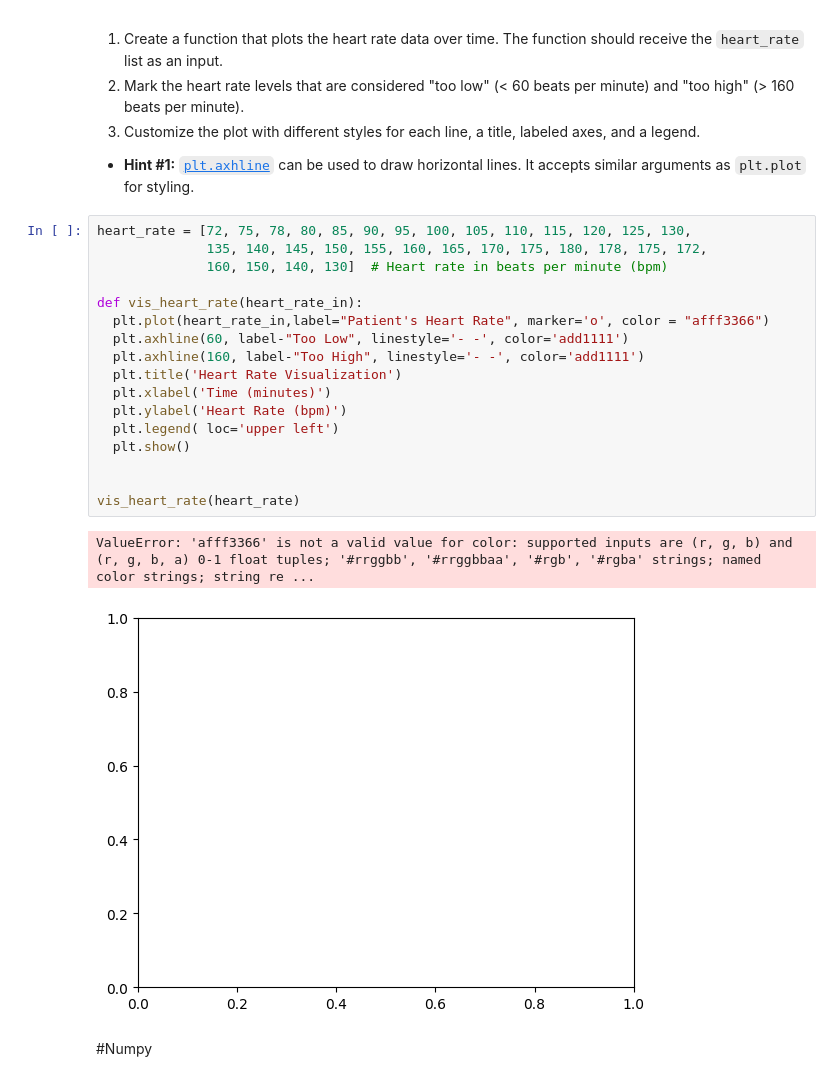
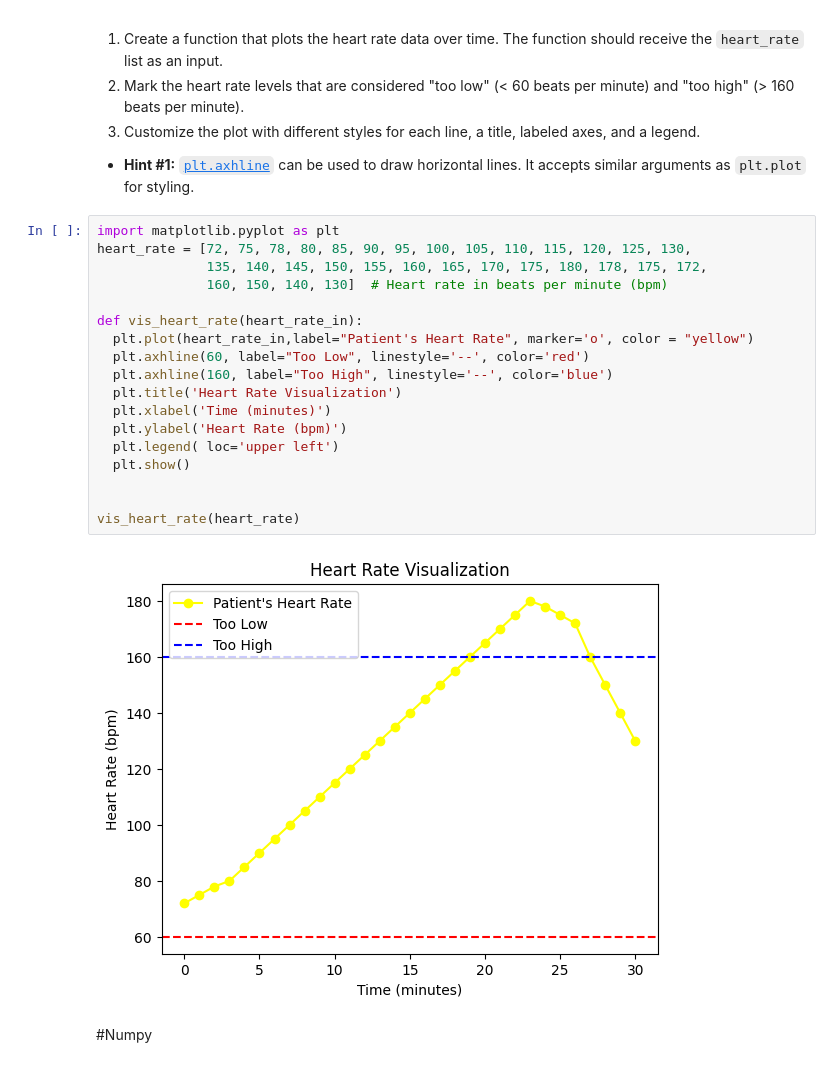
Before and after one commit to uf-bme/BME3053C-Spring-2025, a Jupyter notebook: lessons-solved/03_Matplotlib_and_Numpy_02_07_2025.ipynb, the cells around one changed output. Saved outputs shown, nothing was run; the diff lists cells and outputs as text.

````diff
--- a/lessons-solved/03_Matplotlib_and_Numpy_02_07_2025.ipynb
+++ b/lessons-solved/03_Matplotlib_and_Numpy_02_07_2025.ipynb
@@ -100,25 +100,25 @@ You are analyzing a dataset that contains heart rate measurements taken every mi
 
 * **Hint #1:** [```plt.axhline```](https://matplotlib.org/stable/api/_as_gen/matplotlib.pyplot.axhline.html) can be used to draw horizontal lines. It accepts similar arguments as ```plt.plot``` for styling.
 # %%
+import matplotlib.pyplot as plt
 heart_rate = [72, 75, 78, 80, 85, 90, 95, 100, 105, 110, 115, 120, 125, 130,
               135, 140, 145, 150, 155, 160, 165, 170, 175, 180, 178, 175, 172,
               160, 150, 140, 130]  # Heart rate in beats per minute (bpm)
 
 def vis_heart_rate(heart_rate_in):
-  plt.plot(heart_rate_in,label="Patient's Heart Rate", marker='o', color = "afff3366")
-  plt.axhline(60, label-"Too Low", linestyle='- -', color='add1111')
-  plt.axhline(160, label-"Too High", linestyle='- -', color='add1111')
+  plt.plot(heart_rate_in,label="Patient's Heart Rate", marker='o', color = "yellow")
+  plt.axhline(60, label="Too Low", linestyle='--', color='red')
+  plt.axhline(160, label="Too High", linestyle='--', color='blue')
   plt.title('Heart Rate Visualization')
   plt.xlabel('Time (minutes)')
   plt.ylabel('Heart Rate (bpm)')
   plt.legend( loc='upper left')
   plt.show()
 
 
 vis_heart_rate(heart_rate)
 # %% [output]
-ValueError: 'afff3366' is not a valid value for color: supported inputs are (r, g, b) and (r, g, b, a) 0-1 float tuples; '#rrggbb', '#rrggbbaa', '#rgb', '#rgba' strings; named color strings; string re ...
-[figure, old version]
+[figure, new version]
 # %% [markdown]
 #Numpy
 # %% [markdown]
````
